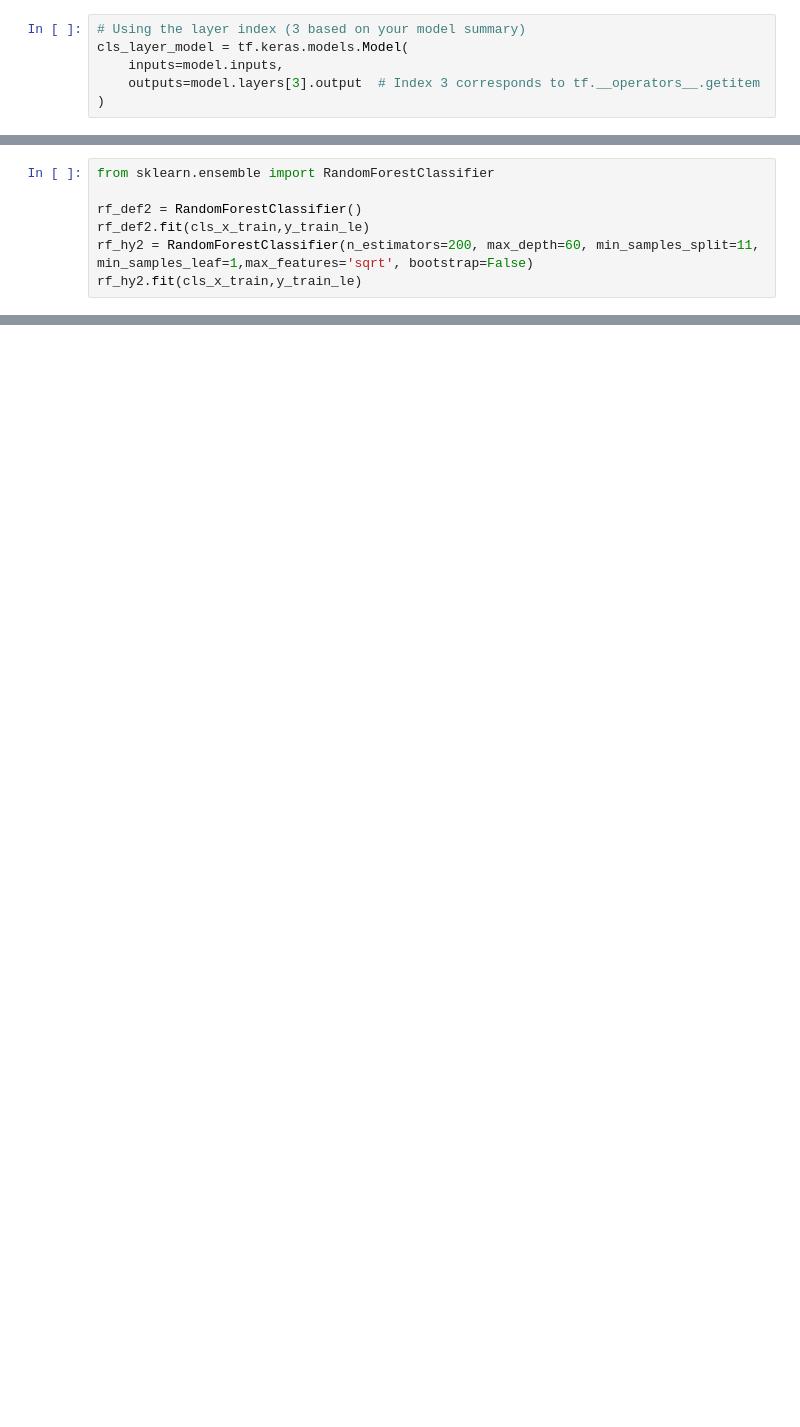
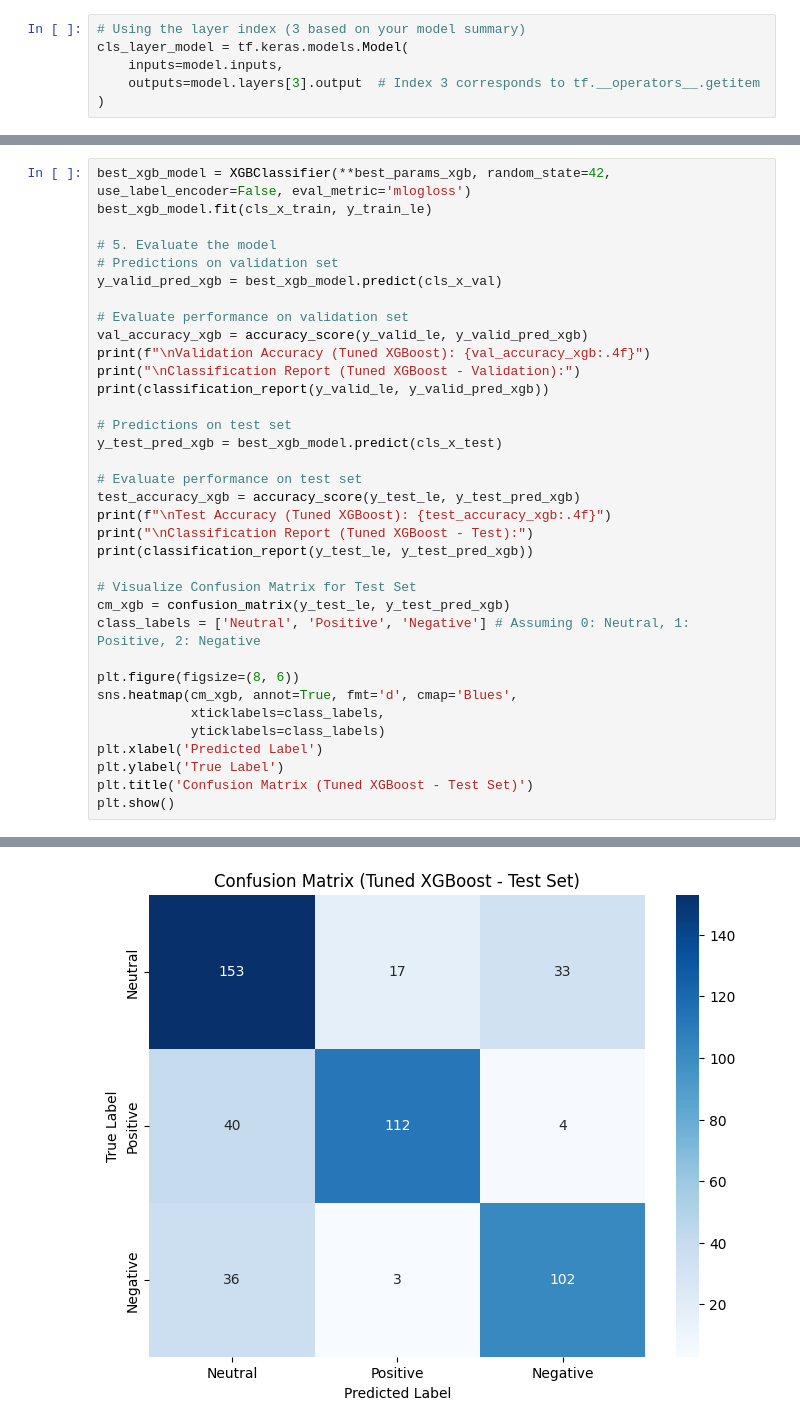
Before and after one commit to ravsssh/Amazon-Sentiment-Analysis, a Jupyter notebook: Amazon Review Sentiment Analysis.ipynb, the cells around one changed output, grey strips where cells are left out. Saved outputs shown, nothing was run; the diff lists cells and outputs as text; blank space fills up the shorter version.

```diff
--- a/Amazon Review Sentiment Analysis.ipynb
+++ b/Amazon Review Sentiment Analysis.ipynb
@@ -506,7 +480,0 @@ weighted avg       0.73      0.73      0.73       500
-# %%
-from sklearn.ensemble import RandomForestClassifier
-
-rf_def2 = RandomForestClassifier()
-rf_def2.fit(cls_x_train,y_train_le)
-rf_hy2 = RandomForestClassifier(n_estimators=200, max_depth=60, min_samples_split=11, min_samples_leaf=1,max_features='sqrt', bootstrap=False)
-rf_hy2.fit(cls_x_train,y_train_le)
@@ -621,0 +582,36 @@ weighted avg       0.75      0.74      0.74       500
+# %%
+best_xgb_model = XGBClassifier(**best_params_xgb, random_state=42, use_label_encoder=False, eval_metric='mlogloss')
+best_xgb_model.fit(cls_x_train, y_train_le)
+
+# 5. Evaluate the model
+# Predictions on validation set
+y_valid_pred_xgb = best_xgb_model.predict(cls_x_val)
+
+# Evaluate performance on validation set
+val_accuracy_xgb = accuracy_score(y_valid_le, y_valid_pred_xgb)
+print(f"\nValidation Accuracy (Tuned XGBoost): {val_accuracy_xgb:.4f}")
+print("\nClassification Report (Tuned XGBoost - Validation):")
+print(classification_report(y_valid_le, y_valid_pred_xgb))
+
+# Predictions on test set
+y_test_pred_xgb = best_xgb_model.predict(cls_x_test)
+
+# Evaluate performance on test set
+test_accuracy_xgb = accuracy_score(y_test_le, y_test_pred_xgb)
+print(f"\nTest Accuracy (Tuned XGBoost): {test_accuracy_xgb:.4f}")
+print("\nClassification Report (Tuned XGBoost - Test):")
+print(classification_report(y_test_le, y_test_pred_xgb))
+
+# Visualize Confusion Matrix for Test Set
+cm_xgb = confusion_matrix(y_test_le, y_test_pred_xgb)
+class_labels = ['Neutral', 'Positive', 'Negative'] # Assuming 0: Neutral, 1: Positive, 2: Negative
+
+plt.figure(figsize=(8, 6))
+sns.heatmap(cm_xgb, annot=True, fmt='d', cmap='Blues',
+            xticklabels=class_labels,
+            yticklabels=class_labels)
+plt.xlabel('Predicted Label')
+plt.ylabel('True Label')
+plt.title('Confusion Matrix (Tuned XGBoost - Test Set)')
+plt.show()
+# %% [output]
@@ -621,0 +638 @@ weighted avg       0.75      0.74      0.74       500
+[figure, added]
```
Also changed, not shown: parts of 23 cells of this notebook.
